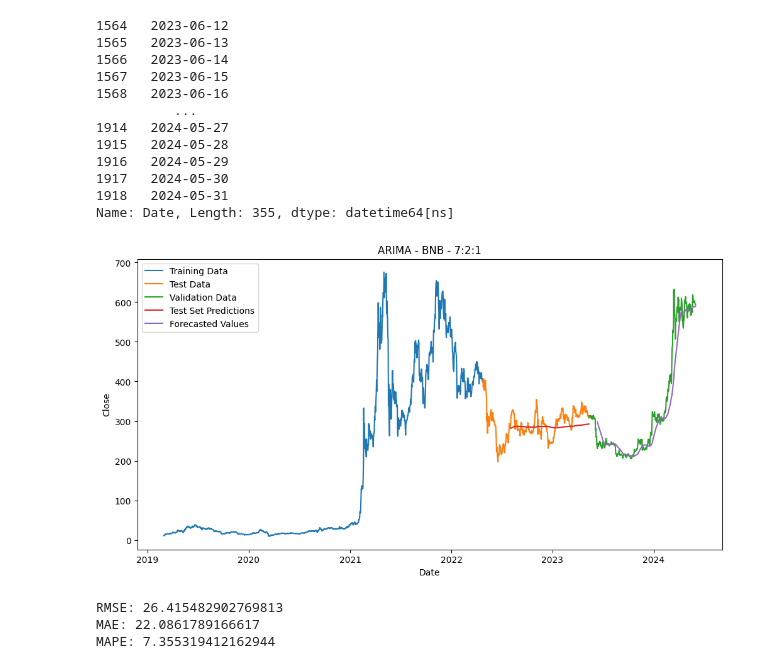
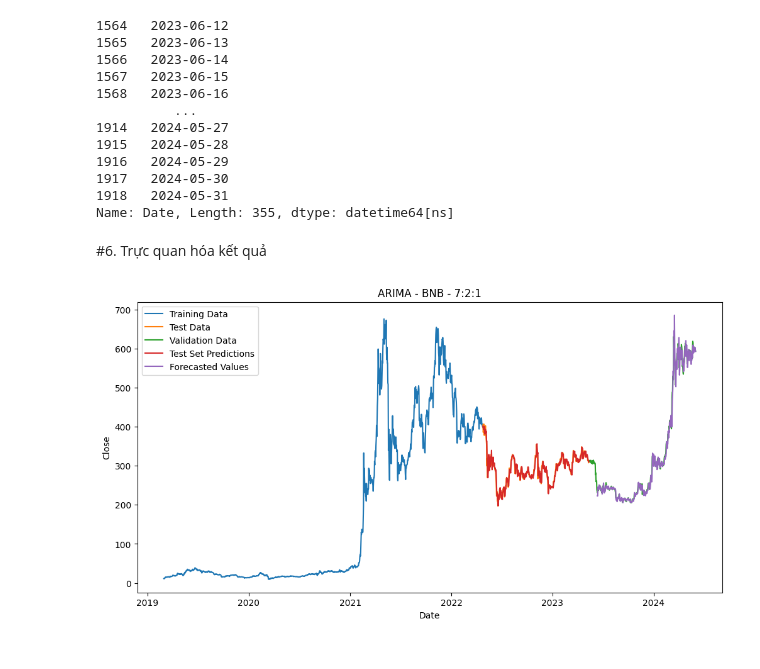
Before and after one commit to nonggfiii/IS403.O21.HTCL-Team-12, a Jupyter notebook: BNB/Arima/622/ARIMA_622.ipynb, the cells around one changed output. Cells and saved outputs as stored; diff of their text form; code cells hidden in the pictures.

Commit message:
ARIMA- update

```diff
--- a/BNB/Arima/622/ARIMA_622.ipynb
+++ b/BNB/Arima/622/ARIMA_622.ipynb
@@ -95,10 +113,3 @@ auto_arima(train_data, maxiter=100)
 # %% [output]
 ARIMA(maxiter=100, order=(4, 1, 4), scoring_args={}, suppress_warnings=True,
       with_intercept=False)
-# %%
-# 6:2:2
-model = ARIMA(train_data, order=(0,0,0))
-fit_model= model.fit()
-# Dự đoán trên tập kiểm tra
-# forecast = fit_model.forecast(steps=len(test_data))
-# predictions = fit_model.predict(start=len(train_date_data), end=len(train_date_data)+len(test_date_data)-1, dynamic=False)
@@ -117,9 +116,16 @@ test_data_Date_remaining = test_date_data.copy().iloc[100:]
+# %%
+model_train = ARIMA(train_data, order=(4, 1, 4))  # Adjust the order as needed
+fit_model = model_train.fit()
 # %%
-for date in test_data_remaining.index:
+# Series to store model predictions
+predictions = test_data.copy() * 0
+# Series with last 60 days of prices
+history = train_data.copy().iloc[-60:]
+for date in test_data.index:
     # Fit model on updated data
-    model_100 = ARIMA(history, order=(0,0,0))
-    model_res = model_100.fit(fit_model.params)
+    model = ARIMA(history, order=(4,1,4))
+    model_res = model.fit(fit_model.params)
     # Make new forecast
     yhat = model_res.forecast()
     predictions.loc[date] = yhat
-    history.loc[date] = test_data_remaining[date]
+    history.loc[date] = test_data[date]
@@ -134,10 +208,10 @@ ARIMA Testing RMSE: 697.7777369865244
 # Example usage:
 # Assuming 'data' is your time series data
 window_size = 30  # Specify the window size
-order=(0,0,0)
+order = (4, 1, 4)  # Specify the order for ARIMA model
 def sliding_window_arima(data, window_size, order):
     # Initialize an empty list to store the predictions
-    predictions = []
+    predictions_val = []
 
     # Iterate through the time series data using a sliding window
     for i in range(len(val_data) - window_size):
@@ -152,9 +226,9 @@ def sliding_window_arima(data, window_size, order):
         next_day_prediction = fit_model.forecast(steps=1)
 
         # Append the forecasted value to the predictions list
-        predictions.append(next_day_prediction)
+        predictions_val.append(next_day_prediction)
 
-    return np.array(predictions)
+    return np.array(predictions_val)
 
 # Perform sliding window forecasting with ARIMA
 forecasted_values = sliding_window_arima(df, window_size, order)
@@ -175,67 +249,27 @@ forecasted_dates
 1917   2024-05-30
 1918   2024-05-31
 Name: Date, Length: 355, dtype: datetime64[ns]
+# %% [markdown]
+#6. Trực quan hóa kết quả
 # %%
 # Trực quan hóa kết quả
 plt.figure(figsize=(12, 6))
+
 # Plot train data
 plt.plot(train_date_data, train_data, label='Training Data')
 # Plot test data
 plt.plot(test_date_data, test_data, label='Test Data')
 # Plot validation data
 plt.plot(val_date_data, val_data, label='Validation Data')
 # Vẽ dự đoán trên tập kiểm tra
-plt.plot(test_data_Date_remaining,predictions,label='Test Set Predictions')
+plt.plot(test_date_data,predictions,label='Test Set Predictions')
 # Plot the forecasted values
 plt.plot(forecasted_dates, forecasted_values, label='Forecasted Values')
 
 plt.title('ARIMA - BNB - 7:2:1')
 plt.xlabel('Date')
 plt.ylabel('Close')
 plt.legend()
 plt.show()
 # %% [output]
-[figure, old version]
+[figure, new version]
-# %%
-import numpy as np
-
-def calculate_errors(actual, predicted):
-  """
-  Calculates RMSE, MAE, and MAPE for time series forecasting.
-
-  Args:
-      actual (np.ndarray): Array of actual values.
-      predicted (np.ndarray): Array of predicted values.
-
-  Returns:
-      dict: Dictionary containing RMSE, MAE, and MAPE values.
-  """
-
-  # Ensure arrays have the same length
-  actual = actual[:len(predicted)]
-  predicted = predicted[:len(actual)]
-
-  # Calculate errors
-  rmse = np.sqrt(np.mean((actual - predicted) ** 2))
-  mae = np.mean(np.abs(actual - predicted))
-
-  # Handle potential division by zero for MAPE
-  if np.all(actual == 0):
-    mape = np.nan  # Not applicable for all zeros in actual values
-  else:
-    mape = np.mean(np.abs((actual - predicted) / actual) * 100)
-
-  return {"RMSE": rmse, "MAE": mae, "MAPE": mape}
-
-# Assuming you have your actual values (test_data_remaining) and predicted values (predictions)
-
-errors = calculate_errors(test_data_remaining, predictions)
-
-# Print the calculated errors
-print("RMSE:", errors["RMSE"])
-print("MAE:", errors["MAE"])
-print("MAPE:", errors["MAPE"])
-# %% [output]
-RMSE: 26.415482902769813
-MAE: 22.0861789166617
-MAPE: 7.355319412162944
```
Also changed, not shown: parts of 16 cells of this notebook, 1 other file.
